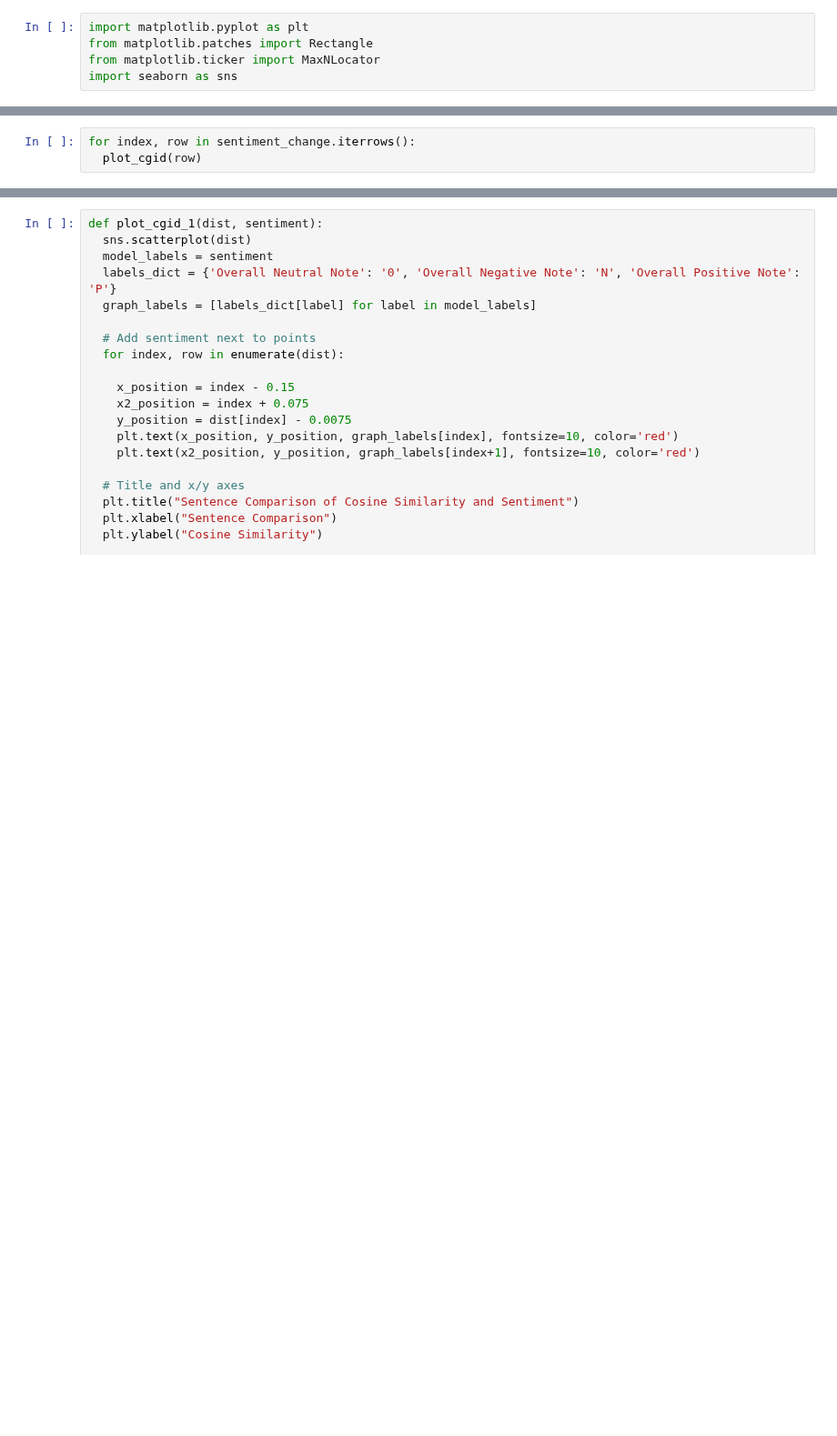
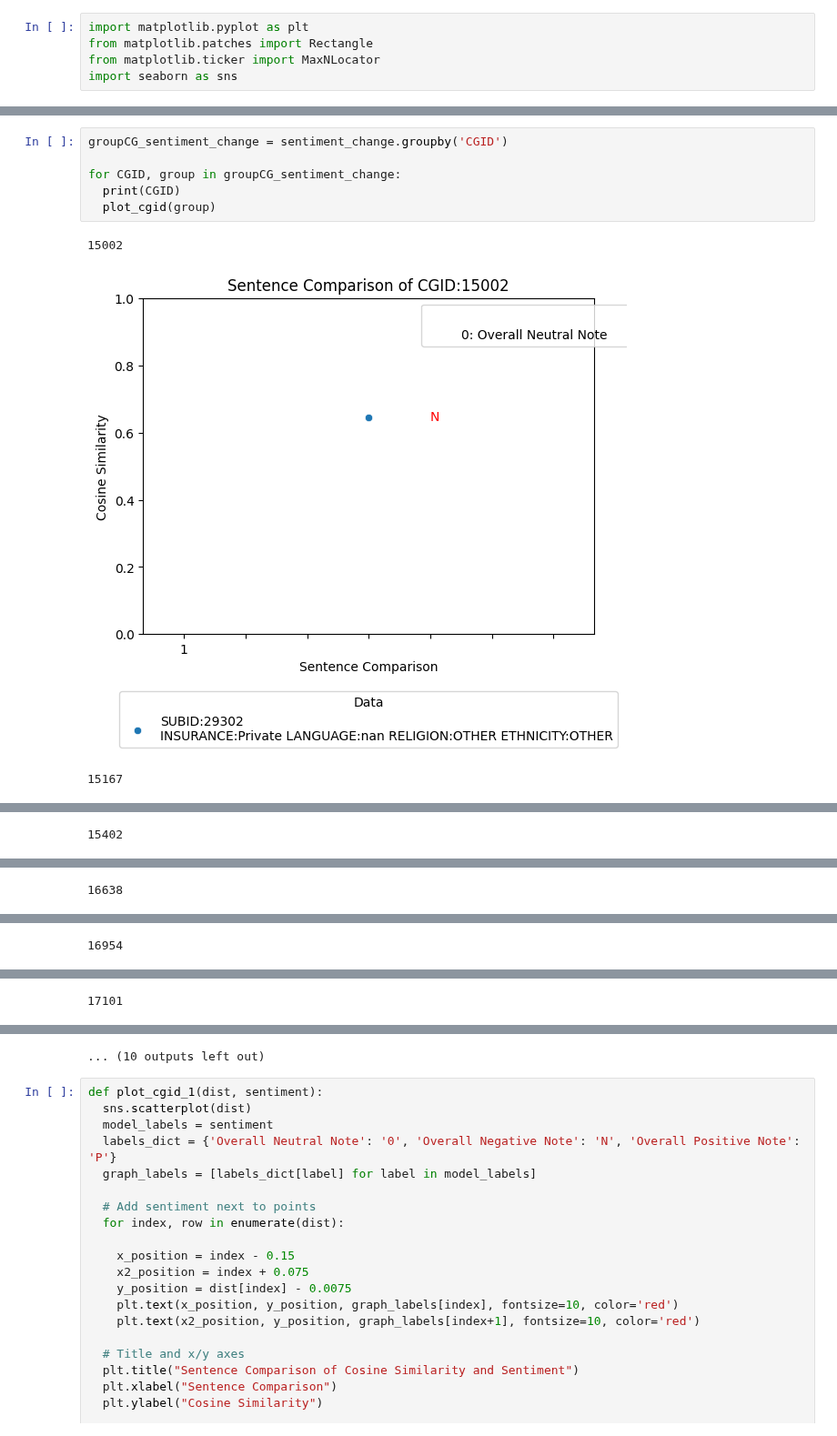
Before and after one commit to tanoManzo/mimic_trajectories, a Jupyter notebook: MIMIC_TRAJECTORY_embeddings_03_graph_df.ipynb, the cells around one changed output, grey strips where cells are left out. Shown at 91% size. Saved outputs shown, nothing was run; the diff lists cells and outputs as text; blank space fills up the shorter version.

Commit message:
New graphs with subjects grouped into a single caregiver

```diff
--- a/MIMIC_TRAJECTORY_embeddings_03_graph_df.ipynb
+++ b/MIMIC_TRAJECTORY_embeddings_03_graph_df.ipynb
@@ -175,3 +198,0 @@ def plot_cgid(data):
-# %%
-for index, row in sentiment_change.iterrows():
-  plot_cgid(row)
@@ -191,0 +244,10 @@ for index, row in sentiment_change.iterrows():
+# %%
+groupCG_sentiment_change = sentiment_change.groupby('CGID')
+
+for CGID, group in groupCG_sentiment_change:
+  print(CGID)
+  plot_cgid(group)
+# %% [output]
+15002
+[figure, added]
+15167
@@ -191,0 +255 @@ for index, row in sentiment_change.iterrows():
+15402
@@ -191,0 +257 @@ for index, row in sentiment_change.iterrows():
+16638
@@ -191,0 +259 @@ for index, row in sentiment_change.iterrows():
+16954
@@ -191,0 +261 @@ for index, row in sentiment_change.iterrows():
+17101
@@ -192,3 +263,4 @@ for index, row in sentiment_change.iterrows():
+... (10 outputs left out)
 # %%
 def plot_cgid_1(dist, sentiment):
   sns.scatterplot(dist)
```
Also changed, not shown: parts of 8 cells of this notebook.
